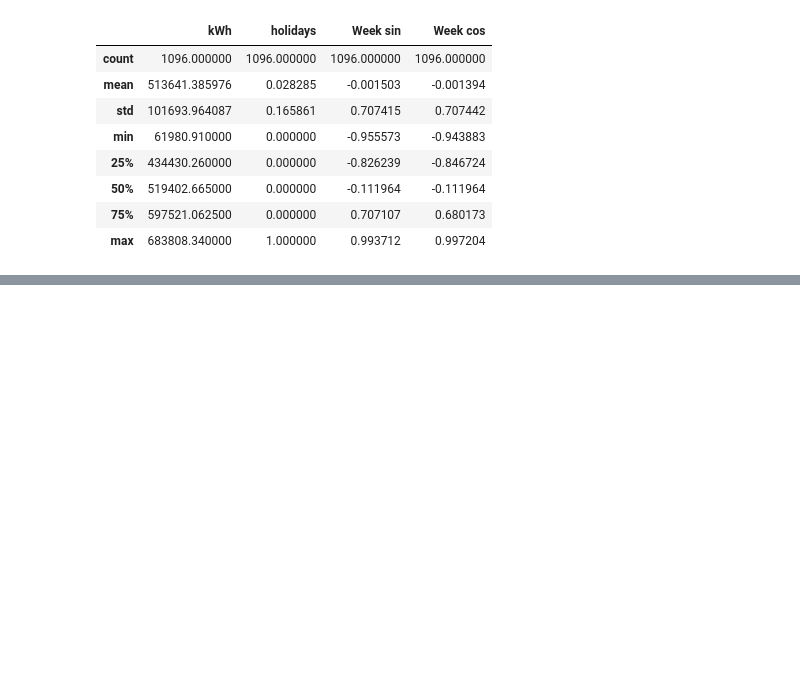
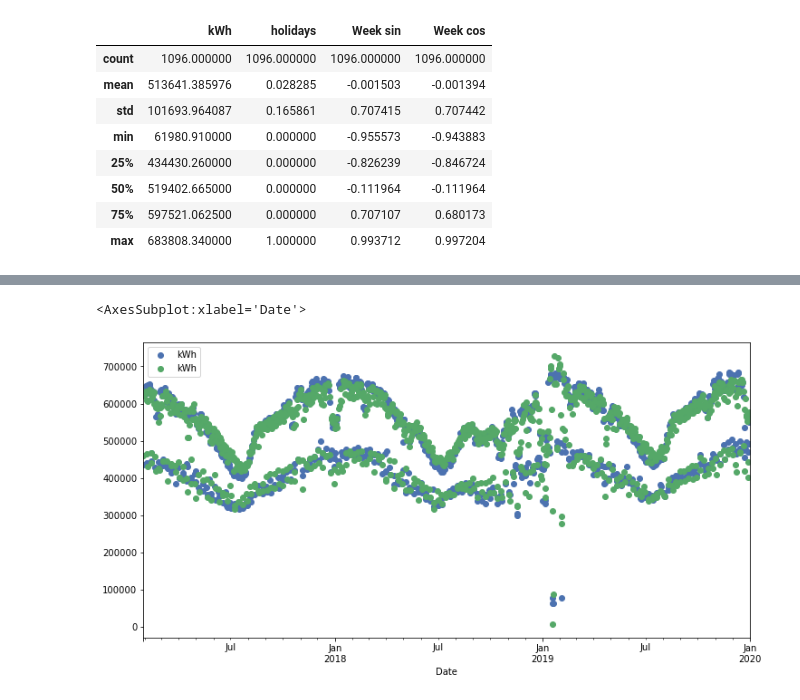
Before and after one commit to quan-possible/energy-demand-prediction, a Jupyter notebook: daily/lstm2.ipynb, the cells around one changed output, grey strips where cells are left out. Cells and saved outputs as stored; diff of their text form; code cells hidden in the pictures; blank space fills up the shorter version.

```diff
--- a/daily/lstm2.ipynb
+++ b/daily/lstm2.ipynb
@@ -350,0 +471,24 @@ class LSTM(nn.Module):
+# %%
+num_epochs = 300
+
+for epoch in progress_bar(range(num_epochs)):
+    model.train()
+    optimizer.zero_grad()
+    y_pred = model(X_train)
+
+    loss = torch.sqrt(criterion(y_pred, y_train))
+    loss.backward()
+
+    optimizer.step()
+
+    model.eval()
+    valid = model(X_val)
+    val_loss = torch.sqrt(criterion(valid, y_val))
+    scheduler.step(val_loss)
+
+    if epoch%3 == 1:
+        print("Epoch: %d, loss: %1.5f validation loss:  %1.5f "
+              %(epoch, loss.item(),val_loss.item()))
+
+print("Final: \nEpoch: %d, loss: %1.5f validation loss:  %1.5f "
+              %(epoch, loss.item(),val_loss.item()))
@@ -350,0 +514,9 @@ class LSTM(nn.Module):
+# %%
+model.eval()
+y_pred = model(X_ts).cpu().detach().numpy()
+y_obs = y_ts.cpu().numpy()
+
+## Inverse Normalize
+y_pred = scaler_kwh.inverse_transform(y_pred)
+y_obs = scaler_kwh.inverse_transform(y_obs)
+y_pred[:10]
@@ -350,0 +534,10 @@ class LSTM(nn.Module):
+# %%
+pred_df = pd.DataFrame(y_pred,index = ts.index[-len(y_pred):],columns = ["kWh"])
+obs_df = pd.DataFrame(y_obs,index = ts.index[-len(y_pred):],columns = ["kWh"])
+
+plot_df = pd.concat([obs_df,pred_df],axis=1)
+# %%
+plot_df.plot(figsize=(12,6),style = 'o')
+# %% [output]
+<AxesSubplot:xlabel='Date'>
+[figure, added]
```
Also changed, not shown: parts of 26 cells of this notebook.
